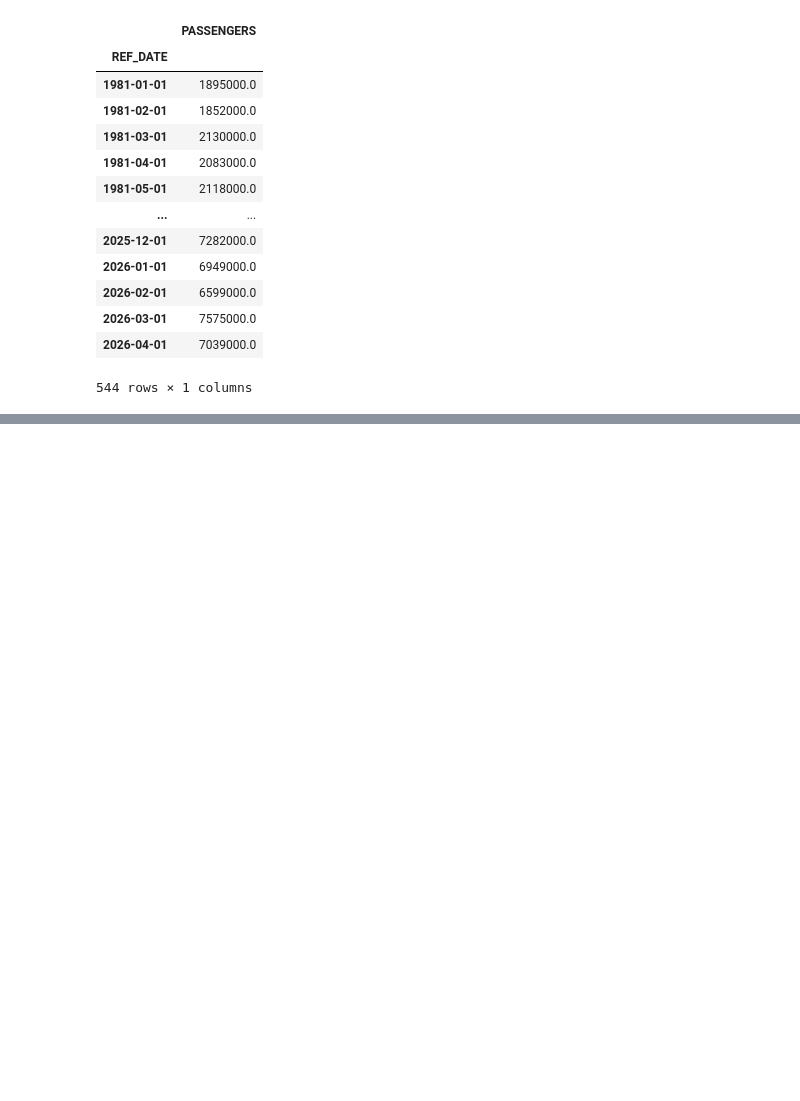
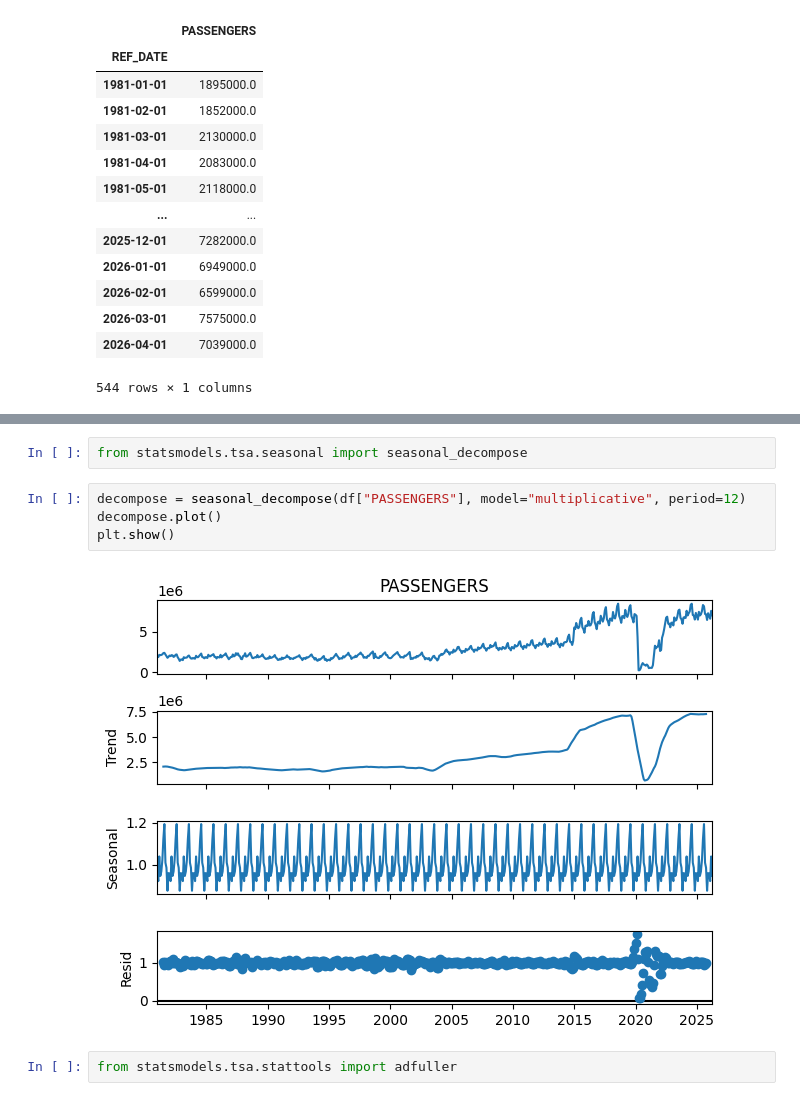
Before and after one commit to ajinikhil/air_passenger_forecasting, a Jupyter notebook: script/automated_forecasting.ipynb, the cells around one changed output, grey strips where cells are left out. Cells and saved outputs as stored; diff of their text form; blank space fills up the shorter version.

```diff
--- a/script/automated_forecasting.ipynb
+++ b/script/automated_forecasting.ipynb
@@ -161,0 +217,10 @@ df
+# %%
+from statsmodels.tsa.seasonal import seasonal_decompose
+# %%
+decompose = seasonal_decompose(df["PASSENGERS"], model="multiplicative", period=12)
+decompose.plot()
+plt.show()
+# %% [output]
+[figure, added]
+# %%
+from statsmodels.tsa.stattools import adfuller
```
Also changed, not shown: parts of 9 cells of this notebook.
